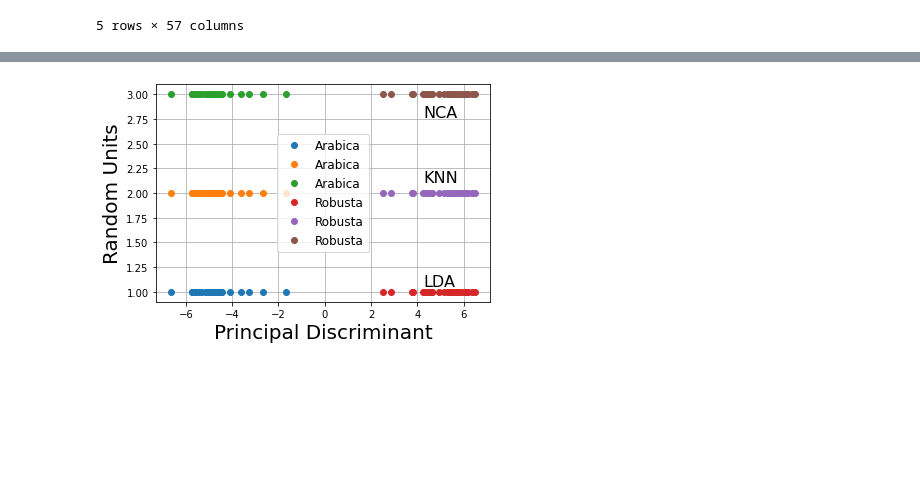
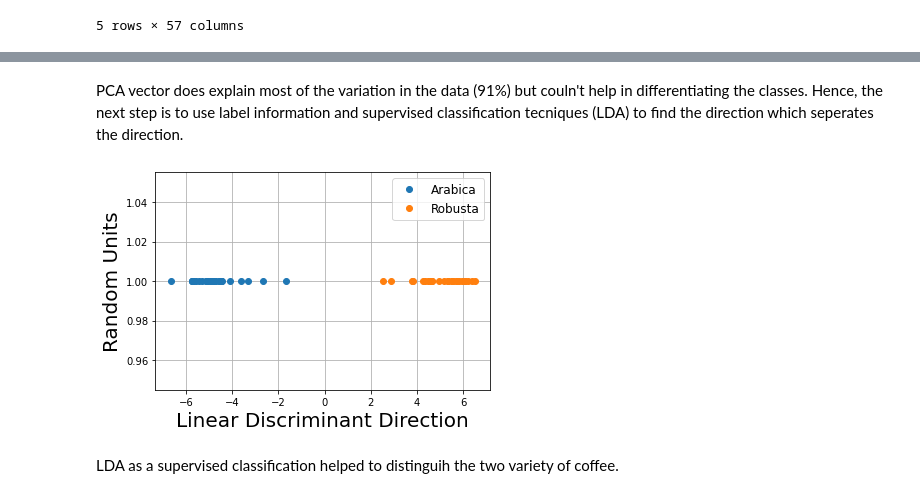
Before and after one commit to akasharora123/Chemometrics, a Jupyter notebook: coffee.ipynb, the cells around one changed output, grey strips where cells are left out. Drawn from its saved outputs; the diff is of its cells as text; code cells hidden in the pictures; blank space fills up the shorter version.

Commit message:
modifying the notebook with text additions

```diff
--- a/coffee.ipynb
+++ b/coffee.ipynb
@@ -68,35 +79,23 @@ Y = Y.ravel()
+# %% [markdown]
+PCA vector does explain most of the variation in the data (91%) but couln't help in differentiating the classes. Hence, the next step is to use label information and supervised classification tecniques (LDA) to find the direction which seperates the direction.
 # %%
 # Three different Models: LDA, KNN, and NCA
 lda = LDA()
 lda_comp = lda.fit_transform(x,Y)
 
-knn = KNN(n_neighbors=3)
-knn_comp = lda.fit_transform(x,Y)
-
-nca = NCA(n_components=1, random_state=0)
-nca_comp = lda.fit_transform(x,Y)
+# All results in one dataframe
+results = pd.DataFrame(data={'LDA': lda_comp.ravel(),'Target': Y})
-# %%
-# All results in one dataframe
-results = pd.DataFrame(data={'LDA': lda_comp.ravel(), 'KNN': knn_comp.ravel(),
-                             'NCA': nca_comp.ravel(), 'Target': Y})
 # %%
 fig, ax2 = plt.subplots()
 for key, group in results.groupby(['Target']):
     ax2.plot(group['LDA'],   np.ones(len(group)), 'o', label=key)
-    ax2.plot(group['KNN'], 2*np.ones(len(group)), 'o', label=key)
-    ax2.plot(group['NCA'], 3*np.ones(len(group)), 'o', label=key)
 
 
-ax2.text(0.8, 0.07, 'LDA', transform=ax2.transAxes, fontsize=16)
-ax2.text(0.8, 0.55, 'KNN', transform=ax2.transAxes, fontsize=16)
-ax2.text(0.8, 0.85, 'NCA', transform=ax2.transAxes, fontsize=16)
-
-ax1.set_xlabel('Wavenumber ($\mathrm{nm}^{-1}$)', fontsize=20)
-ax1.set_ylabel('Absorbance', fontsize = 20)
-
-ax2.set_xlabel('Principal Discriminant', fontsize=20)
+ax2.set_xlabel('Linear Discriminant Direction', fontsize=20)
 ax2.set_ylabel('Random Units', fontsize = 20)
 ax2.legend(fontsize=12)
 ax2.grid()
 # %% [output]
-[figure, old version]
+[figure, new version]
+# %% [markdown]
+LDA as a supervised classification helped to distinguih the two variety of coffee.
```
Also changed, not shown: parts of 4 cells of this notebook.
